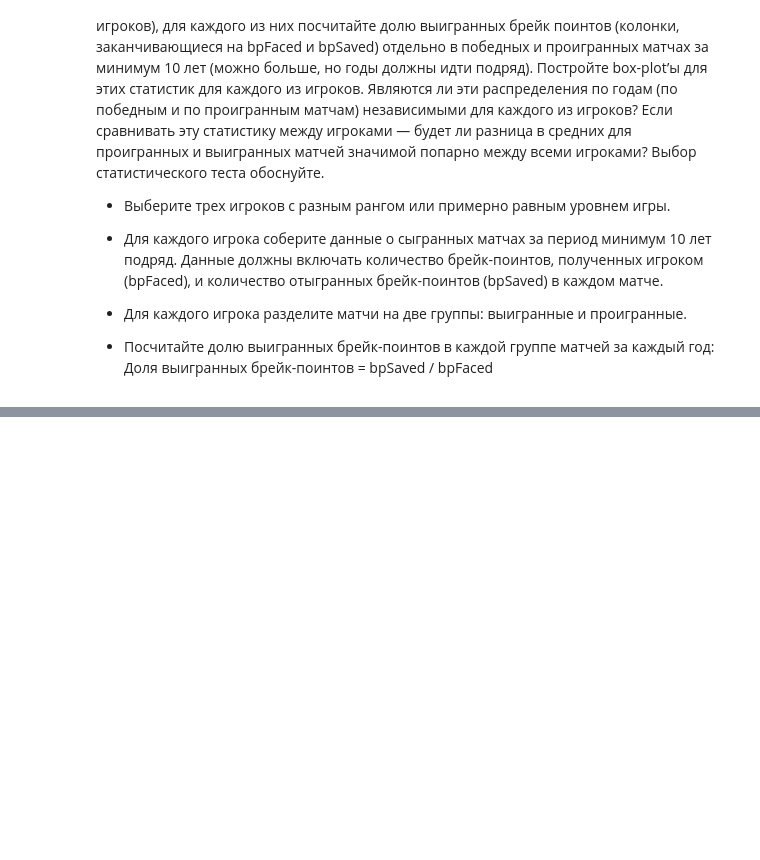
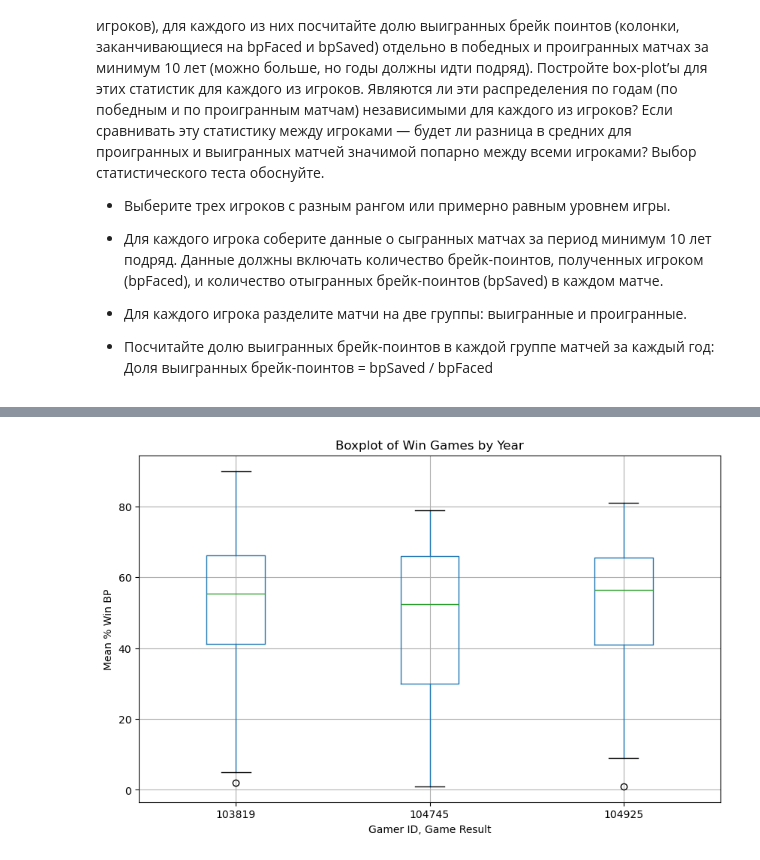
Before and after one commit to Ruugiko/tennis_atp, a Jupyter notebook: tennis.ipynb, the cells around one changed output, grey strips where cells are left out. Cells and saved outputs as stored; diff of their text form; code cells hidden in the pictures; blank space fills up the shorter version.

```diff
--- a/tennis.ipynb
+++ b/tennis.ipynb
@@ -779,0 +826,3 @@ df_4.head()
+# %%
+win_counts = win_counts.query('2007 <= year <= 2017')
+lose_counts = lose_counts.query('2007 <= year <= 2017')
@@ -779,0 +845,8 @@ df_4.head()
+# %%
+ax = win_counts.boxplot(figsize=(10, 6))
+ax.set_title('Boxplot of Win Games by Year')
+ax.set_xlabel('Gamer ID, Game Result')
+ax.set_ylabel('Mean % Win BP')
+plt.show()
+# %% [output]
+[figure, added]
```
Also changed, not shown: parts of 18 cells of this notebook, 4 other files.
